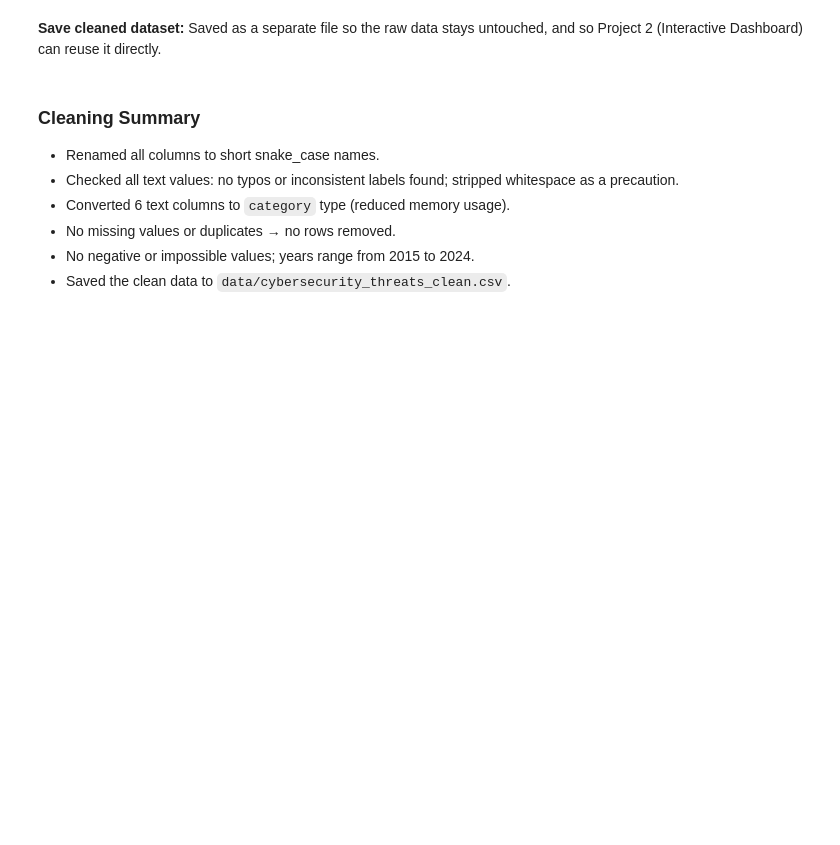
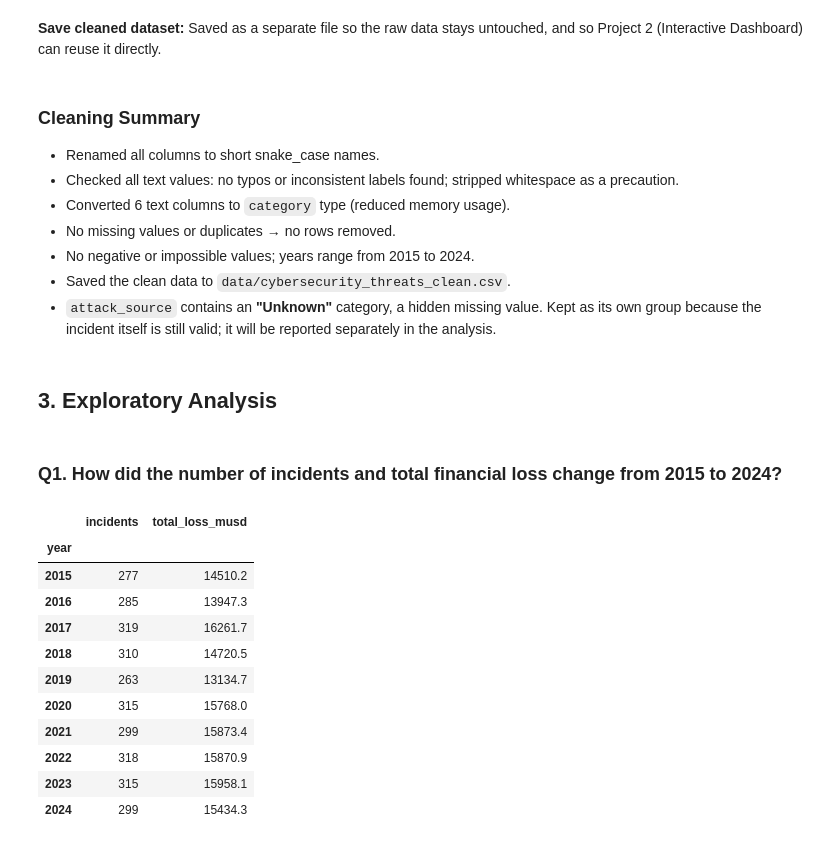
Before and after one commit to iMarwanAbdullah/cybersecurity-threats-analysis, a Jupyter notebook: notebooks/01_cybersecurity_analysis.ipynb, the cells around one changed output. Cells and saved outputs as stored; diff of their text form; code cells hidden in the pictures; blank space fills up the shorter version.

```diff
--- a/notebooks/01_cybersecurity_analysis.ipynb
+++ b/notebooks/01_cybersecurity_analysis.ipynb
@@ -189,3 +189,27 @@ df.to_csv("../data/cybersecurity_threats_clean.csv", index=False)
 - No missing values or duplicates → no rows removed.
 - No negative or impossible values; years range from 2015 to 2024.
 - Saved the clean data to `data/cybersecurity_threats_clean.csv`.
+- `attack_source` contains an **"Unknown"** category, a hidden missing value. Kept as its own group because the incident itself is still valid; it will be reported separately in the analysis.
+# %% [markdown]
+## 3. Exploratory Analysis
+# %% [markdown]
+### Q1. How did the number of incidents and total financial loss change from 2015 to 2024?
+# %%
+yearly = df.groupby("year").agg(
+    incidents=("year", "count"),
+    total_loss_musd=("financial_loss_musd", "sum"),
+).round(1)
+yearly
+# %% [output]
+|  | incidents | total_loss_musd |
+| year |  |  |
+| 2015 | 277 | 14510.2 |
+| 2016 | 285 | 13947.3 |
+| 2017 | 319 | 16261.7 |
+| 2018 | 310 | 14720.5 |
+| 2019 | 263 | 13134.7 |
+| 2020 | 315 | 15768.0 |
+| 2021 | 299 | 15873.4 |
+| 2022 | 318 | 15870.9 |
+| 2023 | 315 | 15958.1 |
+| 2024 | 299 | 15434.3 |
```
Also changed, not shown: parts of 14 cells of this notebook, 5 other files.
